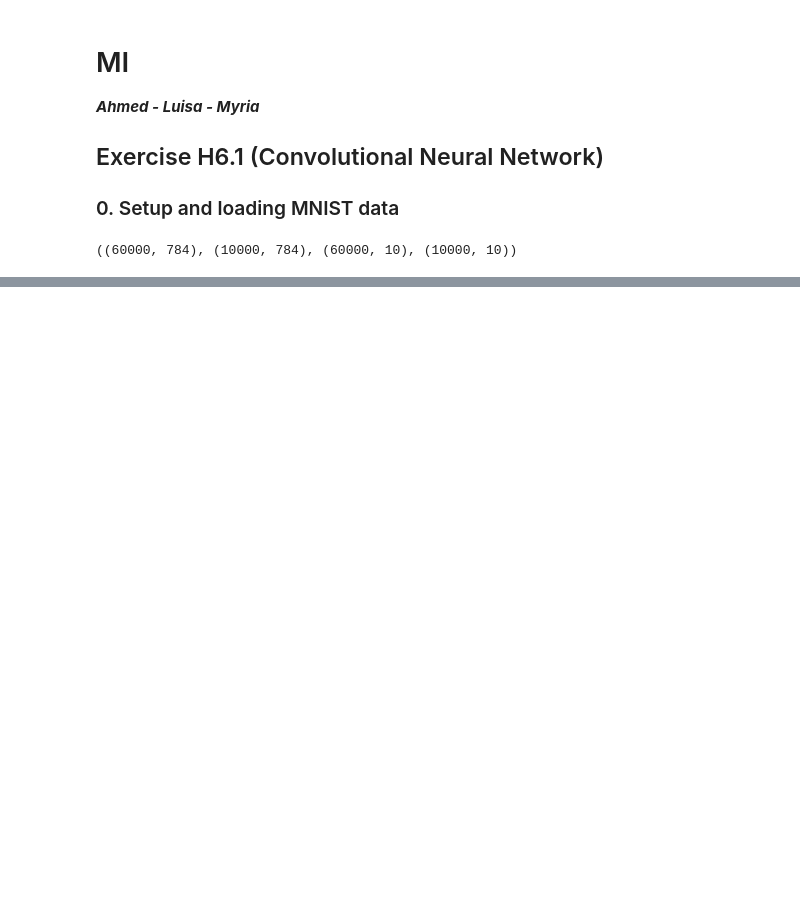
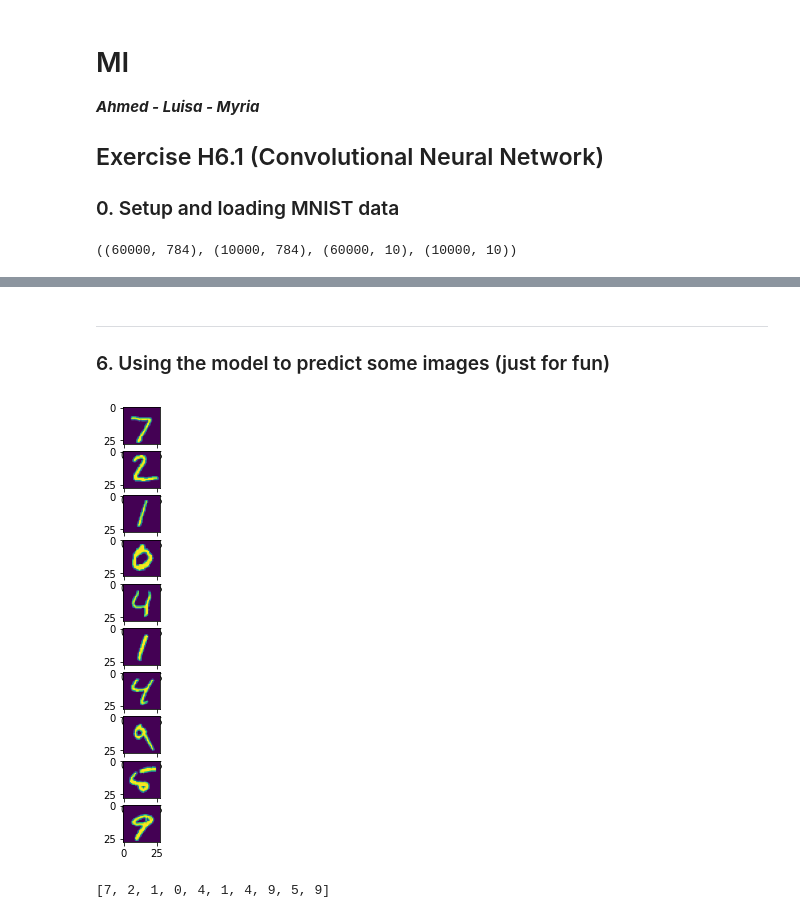
Before and after one commit to ahmedtarek-/MI_2022, a Jupyter notebook: Exercise_06/Exercise_06.ipynb, the cells around one changed output, grey strips where cells are left out. Drawn from its saved outputs; the diff is of its cells as text; code cells hidden in the pictures; blank space fills up the shorter version.

```diff
--- a/Exercise_06/Exercise_06.ipynb
+++ b/Exercise_06/Exercise_06.ipynb
@@ -113,0 +455,25 @@ Test accuracy: 0.8885999917984009
+# %% [markdown]
+------------------
+### 6. Using the model to predict some images (just for fun)
+# %%
+# Trying out that CNN
+
+# a. Loading some images
+images_flat = X_holdout.reshape(holdout_dataset_size, (image_height*image_width))[0:10]
+images = X_holdout.reshape(holdout_dataset_size, image_height,image_width)[0:10]
+
+# b. plotting the imags
+fig, axs = plt.subplots(10, figsize=(10, 8))
+for i, image in enumerate(images):
+    axs[i].imshow(image)
+plt.show()
+
+# c. Using the model to do prediction on this set of images
+results = model(images_flat, training=False)
+
+# d. Transforming results to something we can read (not probabilties)
+human_readable_results = [np.argmax(res) for res in results.numpy()]
+human_readable_results
+# %% [output]
+[figure, added]
+[7, 2, 1, 0, 4, 1, 4, 9, 5, 9]
```
Also changed, not shown: parts of 18 cells of this notebook.
